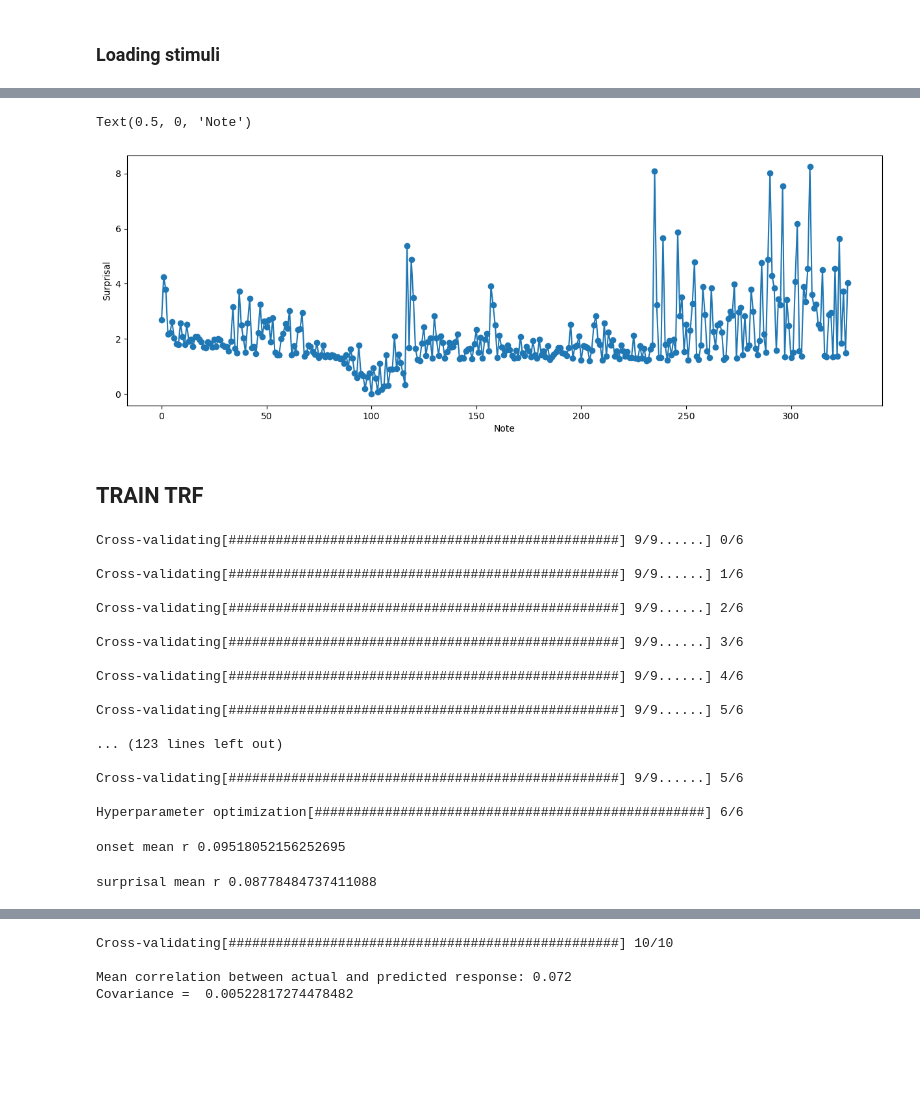
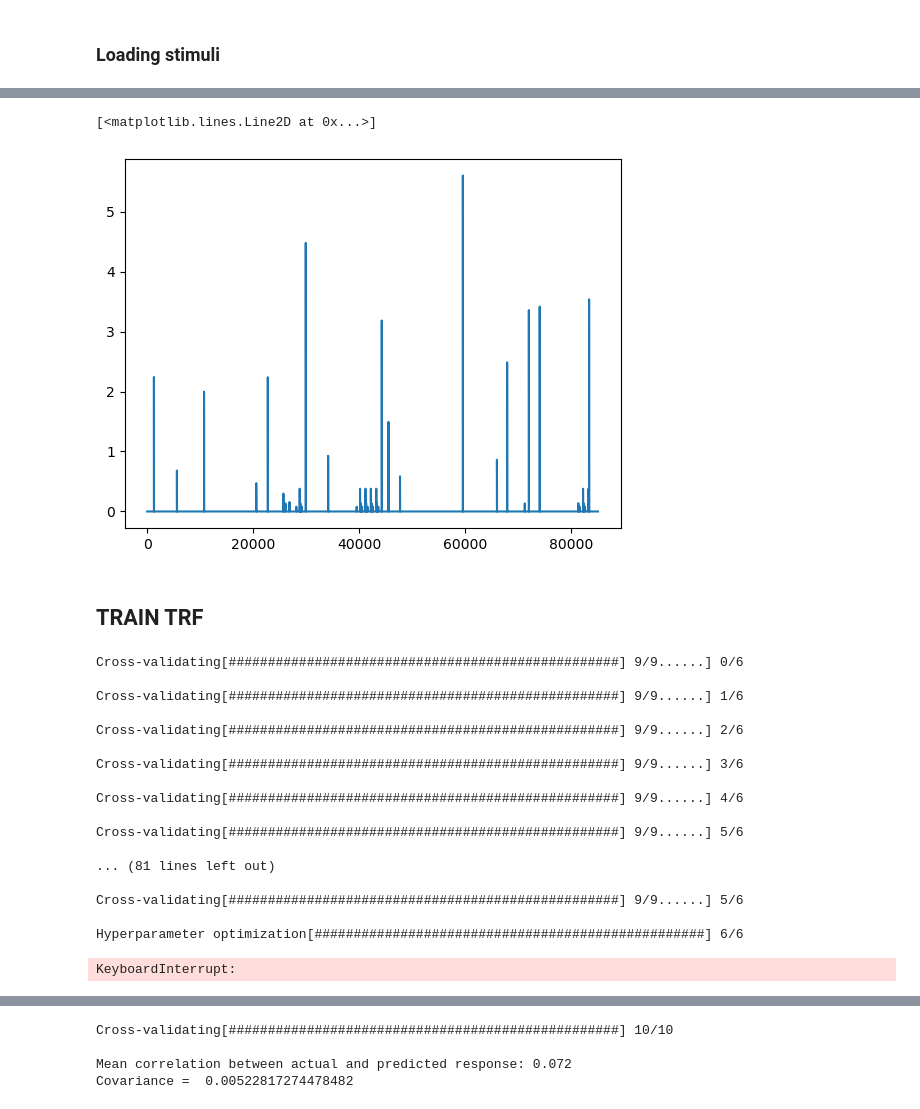
Before and after one commit to haiqin-zhang/AM-EEG, a Jupyter notebook: analysis_listen/listen_mTRF_withsurprisal.ipynb, the cells around one changed output, grey strips where cells are left out. Drawn from its saved outputs; the diff is of its cells as text; code cells hidden in the pictures; blank space fills up the shorter version.

```diff
--- a/analysis_listen/listen_mTRF_withsurprisal.ipynb
+++ b/analysis_listen/listen_mTRF_withsurprisal.ipynb
@@ -84,13 +95,12 @@ surprisal_scaled[max_index] = mean_value
-# %%
-plt.figure(figsize=(15,5))
-plt.plot(surprisal_scaled, marker = 'o')
-plt.ylabel('Surprisal')
-plt.xlabel('Note')
-# %% [output]
-Text(0.5, 0, 'Note')
-[figure, removed]
+# %%
+idyompy_surprisal = loadmat('idyompy_reps.mat')
+surprisal_idyompy_rep4 = idyompy_surprisal['rep4'][0]
+
+
+#replace values of 0 with 0.1
+#surprisal_idyompy_rep4 =[x if x > 0.1 else 0.1 for x in surprisal_idyompy_rep4]
 # %%
-surprise_type = surprisal_scaled
+surprise_type = surprisal_idyompy_rep4
 
 #make support vector
 index_surprisal = 0
@@ -116,2 +115,7 @@ surprisal_segments = segment(surprisal_sv, n_segments)
+# %%
+plt.plot(surprisal_sv)
+# %% [output]
+[<matplotlib.lines.Line2D at 0x...>]
+[figure, added]
 # %% [markdown]
 ## TRAIN TRF
@@ -118,13 +137,22 @@ surprisal_segments = segment(surprisal_sv, n_segments)
 # %%
 #parameters and stimuli
 
-stimulus = onset_segments
+stimulus = AM_segments
 
-fwd_trf = TRF(direction=1)
+#train a baseline model with the onset
+fwd_trf_onset = TRF(direction=1)
 tmin, tmax =-0.1, 0.3  # range of time lag
 #regularization = 1 # regularization parameter lambda, originally 1000
 regularizations= [0.0001, 0.01, 1, 100, 10000, 1000000]
-r_fwd, lambdas = nested_crossval(fwd_trf, stimulus, eeg_segments, fs, tmin, tmax, regularizations)
+r_fwd_onset, lambdas_onset = nested_crossval(fwd_trf_onset, onset_segments, eeg_segments, fs, tmin, tmax, regularizations)
+
+
+#see if adding other features makes model better
+fwd_trf_full = TRF(direction=1)
+tmin, tmax =-0.1, 0.3  # range of time lag
+#regularization = 1 # regularization parameter lambda, originally 1000
+regularizations= [0.0001, 0.01, 1, 100, 10000, 1000000]
+r_fwd_full, lambdas_full = nested_crossval(fwd_trf_full, stimulus, eeg_segments, fs, tmin, tmax, regularizations)
 # %% [output]
 Cross-validating[##################################################] 9/9......] 0/6
 
@@ -138,17 +166,10 @@ Cross-validating[##################################################] 9/9......]
 
 Cross-validating[##################################################] 9/9......] 5/6
 
-... (123 lines left out)
+... (81 lines left out)
 
 Cross-validating[##################################################] 9/9......] 5/6
 
 Hyperparameter optimization[##################################################] 6/6
+KeyboardInterrupt:
-# %%
-print('onset mean r', r_fwd.mean())
-# %% [output]
-onset mean r 0.09518052156252695
-# %%
-print('surprisal mean r', r_fwd.mean())
-# %% [output]
-surprisal mean r 0.08778484737411088
 # %%
```
Also changed, not shown: parts of 25 cells of this notebook, 12 other files.
